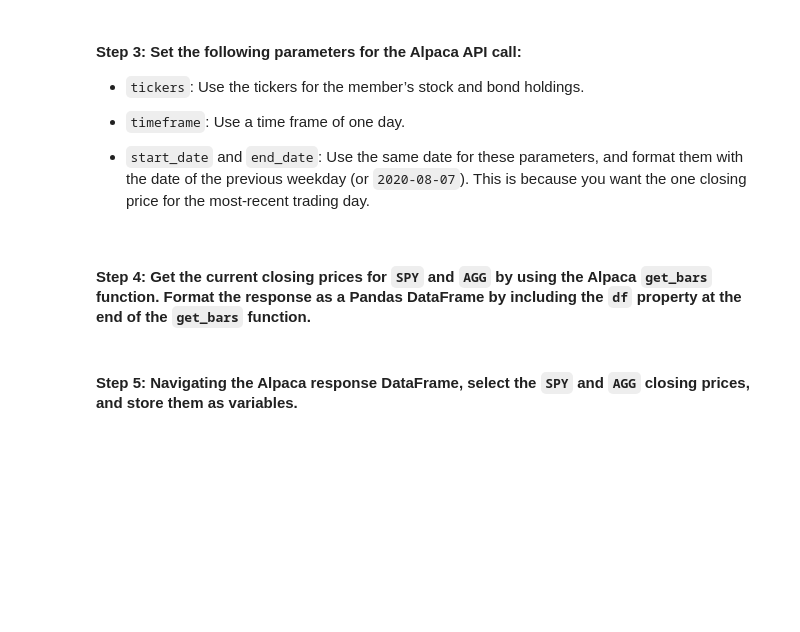
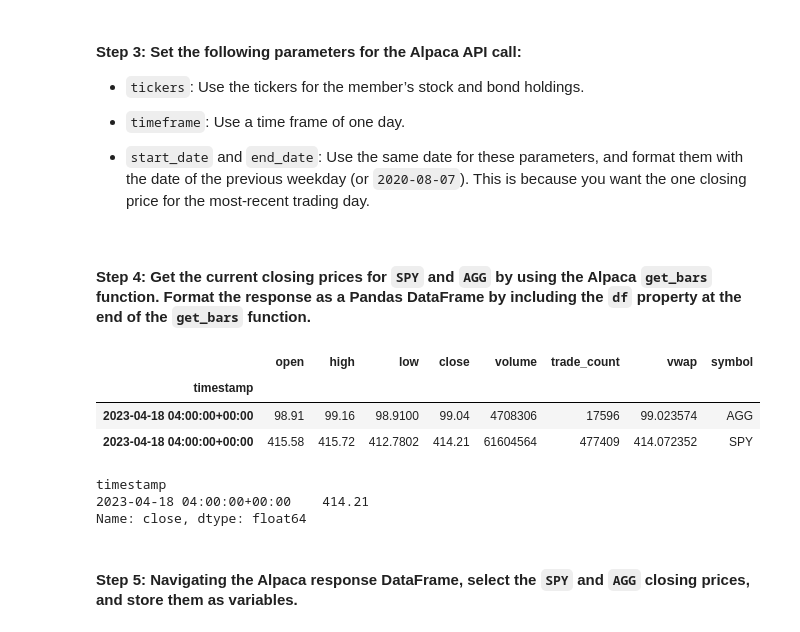
Before and after one commit to supersilver1978/financial_planning, a Jupyter notebook: financial_planning_tools.ipynb, the cells around one changed output. Drawn from its saved outputs; the diff is of its cells as text; code cells hidden in the pictures; blank space fills up the shorter version.

```diff
--- a/financial_planning_tools.ipynb
+++ b/financial_planning_tools.ipynb
@@ -190,11 +196,14 @@ agg_shares = 200
 #### Step 2: Set the variables for the Alpaca API and secret keys. Using the Alpaca SDK, create the Alpaca `tradeapi.REST` object. In this object, include the parameters for the Alpaca API key, the secret key, and the version number.
 # %%
 # Set the variables for the Alpaca API and secret keys
-# YOUR CODE HERE
-# YOUR CODE HERE
+alpaca_api_key = os.getenv("ALPACA_API_KEY")
+alpaca_secret_key = os.getenv("ALPACA_SECRET_KEY")
 
 # Create the Alpaca tradeapi.REST object
-# YOUR CODE HERE
+alpaca = tradeapi.REST(
+    alpaca_api_key,
+    alpaca_secret_key,
+    api_version="v2")
 # %% [markdown]
 #### Step 3: Set the following parameters for the Alpaca API call:
 
@@ -205,33 +214,51 @@ agg_shares = 200
 - `start_date` and `end_date`: Use the same date for these parameters, and format them with the date of the previous weekday (or `2020-08-07`). This is because you want the one closing price for the most-recent trading day.
 # %%
 # Set the tickers for both the bond and stock portion of the portfolio
-# YOUR CODE HERE
+tickers = ["SPY", "AGG"]
 
 # Set timeframe to 1Day
-# YOUR CODE HERE
+timeframe = ["1D"]
 
 # Format current date as ISO format
 # Set both the start and end date at the date of your prior weekday
 # This will give you the closing price of the previous trading day
 # Alternatively you can use a start and end date of 2020-08-07
-# YOUR CODE HERE
-# YOUR CODE HERE
+start_date = pd.Timestamp("2023-04-18", tz="America/New_York").isoformat()
+end_date = pd.Timestamp("2023-04-18", tz="America/New_York").isoformat()
 # %% [markdown]
 #### Step 4: Get the current closing prices for `SPY` and `AGG` by using the Alpaca `get_bars` function. Format the response as a Pandas DataFrame by including the `df` property at the end of the `get_bars` function.
 # %%
 # Use the Alpaca get_bars function to get current closing prices the portfolio
 # Be sure to set the `df` property after the function to format the response object as a DataFrame
-# YOUR CODE HERE
+prices_df = alpaca.get_bars(
+    tickers,
+    timeframe,
+    start=start_date,
+    end=end_date
+).df
 
-# Reorganize the DataFrame
-# Separate ticker data
-# YOUR CODE HERE
-
-# Concatenate the ticker DataFrames
-# YOUR CODE HERE
-
-# Review the first 5 rows of the Alpaca DataFrame
-# YOUR CODE HERE
+prices_df
+# %% [output]
+|  | open | high | low | close | volume | trade_count | vwap | symbol |
+| timestamp |  |  |  |  |  |  |  |  |
+| 2023-04-18 04:00:00+00:00 | 98.91 | 99.16 | 98.9100 | 99.04 | 4708306 | 17596 | 99.023574 | AGG |
+| 2023-04-18 04:00:00+00:00 | 415.58 | 415.72 | 412.7802 | 414.21 | 61604564 | 477409 | 414.072352 | SPY |
+# %%
+# Reorganize the DataFrame
+# Separate ticker data
+spy_df = prices_df.loc[prices_df['symbol'] == 'SPY', ['close'][0]]
+agg_df = prices_df.loc[prices_df['symbol'] == 'AGG', ['close'][0]]
+spy_df
+
+# Concatenate the ticker DataFrames
+#spy_agg_df = pd.concat([spy_df, agg_df], keys(axis=1)
+
+# Review the first 5 rows of the Alpaca DataFrame
+#spy_agg_df.head()
+# %% [output]
+timestamp
+2023-04-18 04:00:00+00:00    414.21
+Name: close, dtype: float64
 # %% [markdown]
 #### Step 5: Navigating the Alpaca response DataFrame, select the `SPY` and `AGG` closing prices, and store them as variables.
 # %%
```
Also changed, not shown: parts of 25 cells of this notebook.
